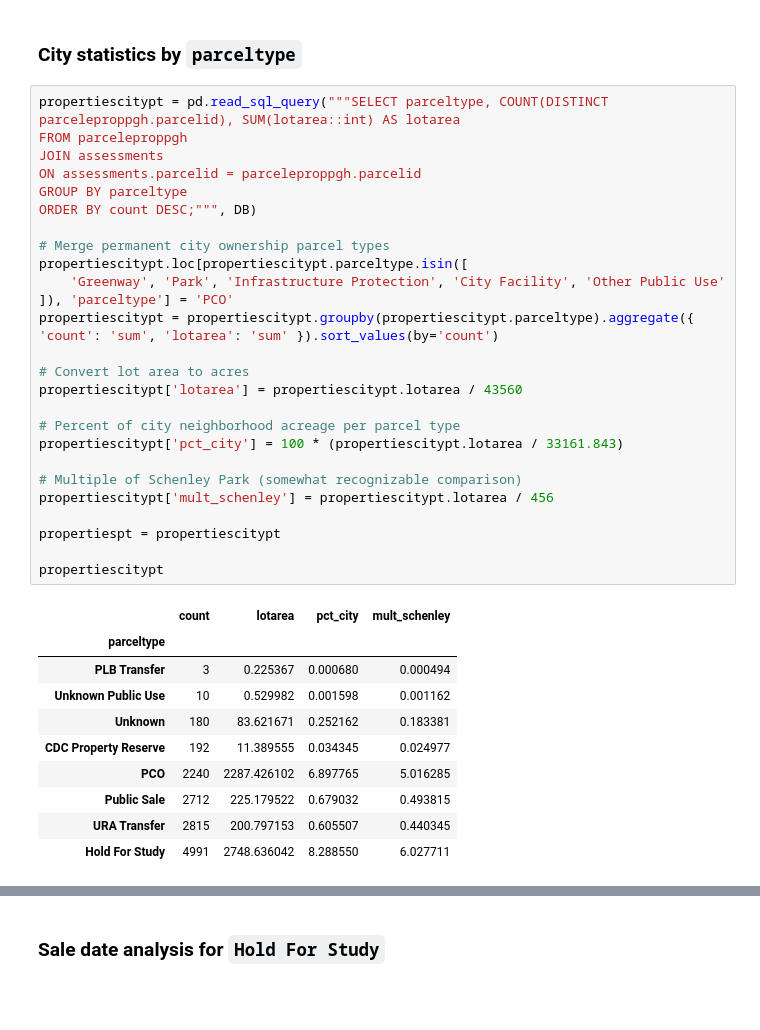
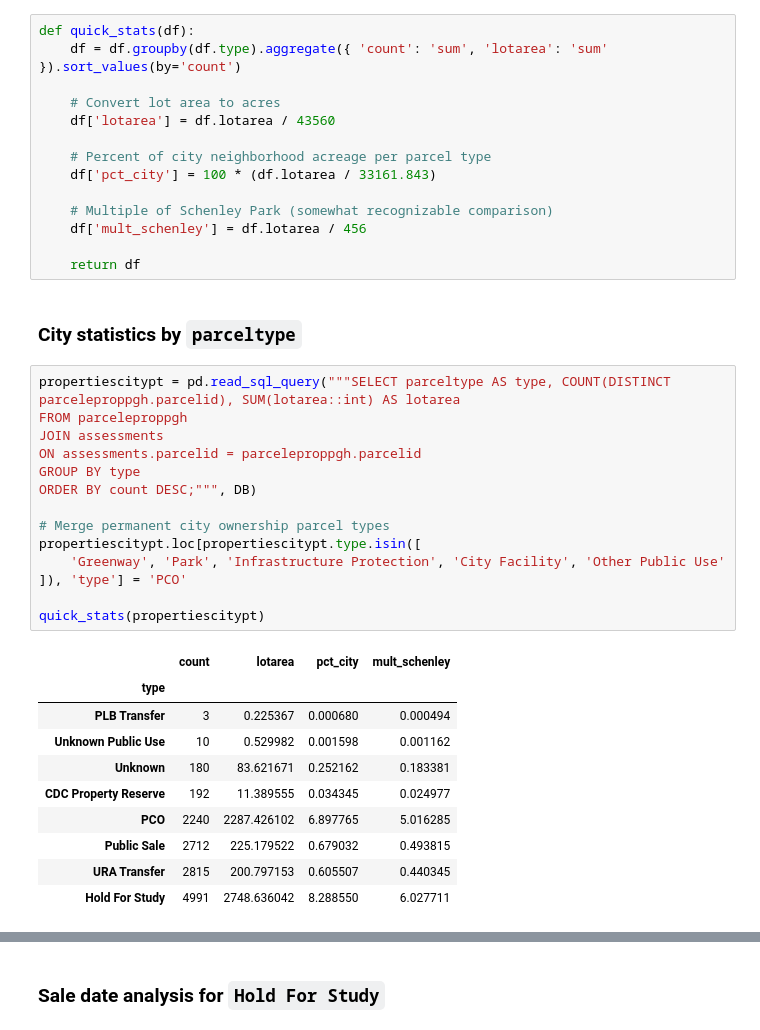
Before and after one commit to maclover7/pghland, a Jupyter notebook: city-inventory.ipynb, the cells around one changed output, grey strips where cells are left out. Saved outputs shown, nothing was run; the diff lists cells and outputs as text; blank space fills up the shorter version.

```diff
--- a/city-inventory.ipynb
+++ b/city-inventory.ipynb
@@ -8,37 +8,39 @@ from shapely import wkt
 # %%
 DB = create_engine('postgresql://jon@localhost:5432/propertydb')
 AUG1 = pd.to_datetime('2023-08-01')
+# %%
+def quick_stats(df):
+    df = df.groupby(df.type).aggregate({ 'count': 'sum', 'lotarea': 'sum' }).sort_values(by='count')
+
+    # Convert lot area to acres
+    df['lotarea'] = df.lotarea / 43560
+
+    # Percent of city neighborhood acreage per parcel type
+    df['pct_city'] = 100 * (df.lotarea / 33161.843)
+
+    # Multiple of Schenley Park (somewhat recognizable comparison)
+    df['mult_schenley'] = df.lotarea / 456
+
+    return df
 # %% [markdown]
 ### City statistics by `parceltype`
 # %%
-propertiescitypt = pd.read_sql_query("""SELECT parceltype, COUNT(DISTINCT parceleproppgh.parcelid), SUM(lotarea::int) AS lotarea
+propertiescitypt = pd.read_sql_query("""SELECT parceltype AS type, COUNT(DISTINCT parceleproppgh.parcelid), SUM(lotarea::int) AS lotarea
 FROM parceleproppgh
 JOIN assessments
 ON assessments.parcelid = parceleproppgh.parcelid
-GROUP BY parceltype
+GROUP BY type
 ORDER BY count DESC;""", DB)
 
 # Merge permanent city ownership parcel types
-propertiescitypt.loc[propertiescitypt.parceltype.isin([
+propertiescitypt.loc[propertiescitypt.type.isin([
     'Greenway', 'Park', 'Infrastructure Protection', 'City Facility', 'Other Public Use'
-]), 'parceltype'] = 'PCO'
-propertiescitypt = propertiescitypt.groupby(propertiescitypt.parceltype).aggregate({ 'count': 'sum', 'lotarea': 'sum' }).sort_values(by='count')
+]), 'type'] = 'PCO'
 
-# Convert lot area to acres
-propertiescitypt['lotarea'] = propertiescitypt.lotarea / 43560
-
-# Percent of city neighborhood acreage per parcel type
-propertiescitypt['pct_city'] = 100 * (propertiescitypt.lotarea / 33161.843)
-
-# Multiple of Schenley Park (somewhat recognizable comparison)
-propertiescitypt['mult_schenley'] = propertiescitypt.lotarea / 456
-
-propertiespt = propertiescitypt
-
-propertiescitypt
+quick_stats(propertiescitypt)
 # %% [output]
 |  | count | lotarea | pct_city | mult_schenley |
-| parceltype |  |  |  |  |
+| type |  |  |  |  |
 | PLB Transfer | 3 | 0.225367 | 0.000680 | 0.000494 |
 | Unknown Public Use | 10 | 0.529982 | 0.001598 | 0.001162 |
 | Unknown | 180 | 83.621671 | 0.252162 | 0.183381 |
```
Also changed, not shown: parts of 5 cells of this notebook.
